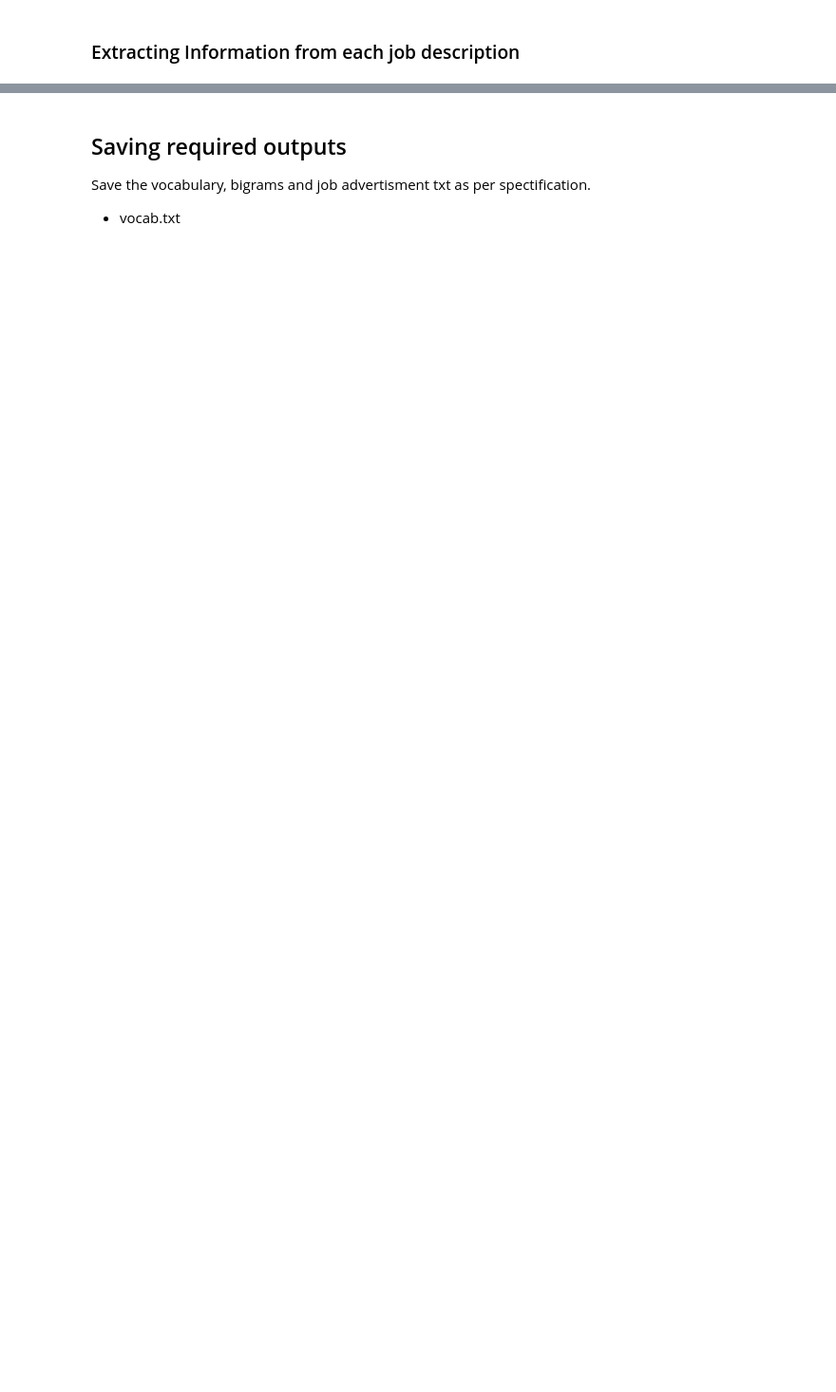
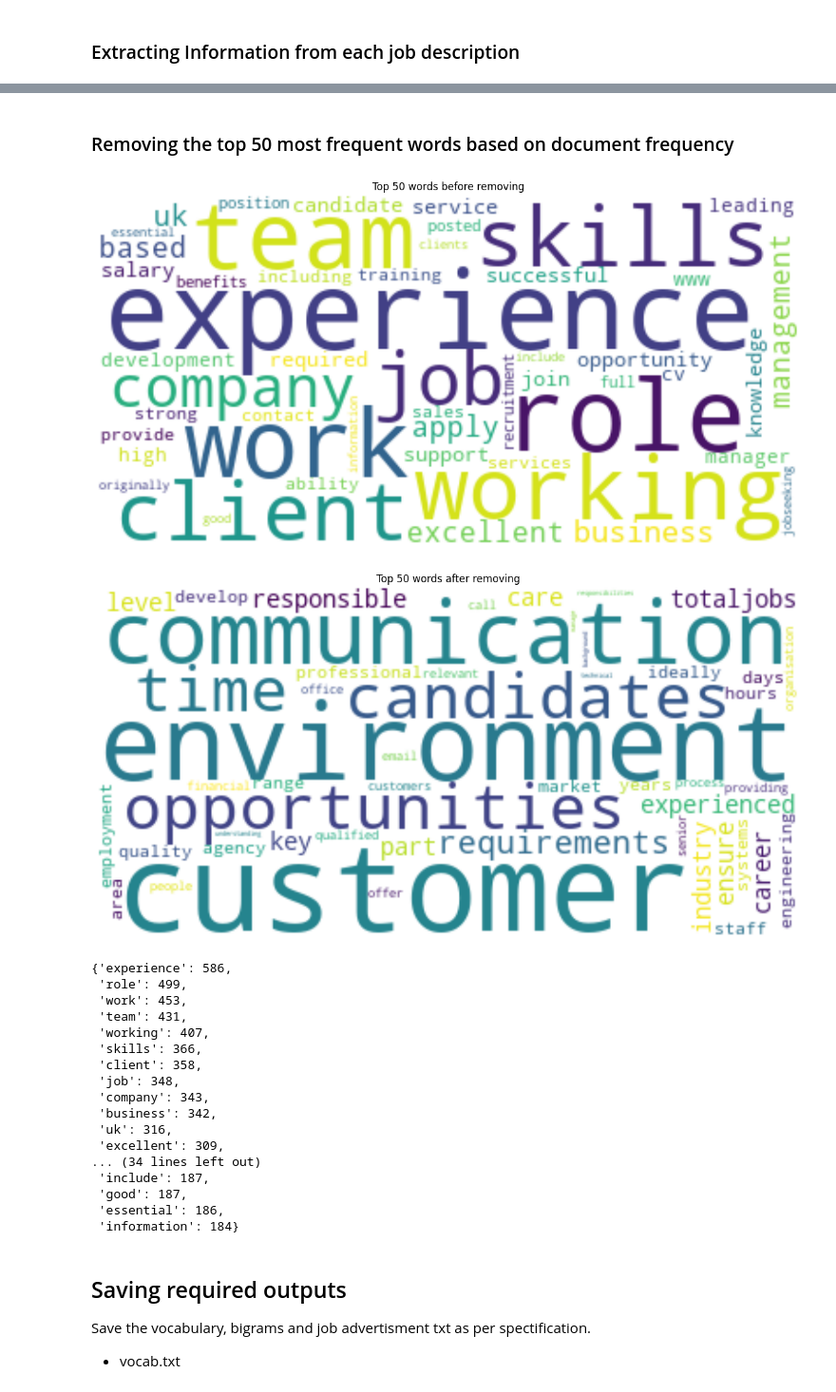
Before and after one commit to ayushpatel2002/jobs-data-NLP, a Jupyter notebook: task1.ipynb, the cells around one changed output, grey strips where cells are left out. Shown at 95% size. Drawn from its saved outputs; the diff is of its cells as text; code cells hidden in the pictures; blank space fills up the shorter version.

```diff
--- a/task1.ipynb
+++ b/task1.ipynb
@@ -69,5 +71,0 @@ Corresponding to the label 2 inside the data/Healthcare_Nursing/Job_00603.txt di
-# %%
-def decode(description):
-    for i in description:
-        i = i.decode('utf-8')
-decode(job_description)
@@ -110,0 +282,15 @@ print(f'Job company at index {test_index}:\n{company[test_index]}\n')
+# %%
+# print the test_index index description length before removing stop words
+print("The number of tokens in the test_index index description BEFORE removing stop words:",len(tk_description[test_index]))
+
+# convert stop words list into a set to speed up the process to checking
+stopwordSet = set(stop_words)
+
+# filter stop words in each document for the whole tokenized description
+tk_description = [[token for token in description if token not in stopwordSet] for description in tk_description]
+
+# print the test_index index description length after removing stop words
+print("The number of tokens in the test_index index description AFTER removing stop words:",len(tk_description[test_index]))
+
+# few statistic
+stats_print(tk_description)
@@ -111,3 +350,53 @@ print(f'Job company at index {test_index}:\n{company[test_index]}\n')
+# %% [markdown]
+### Removing the top 50 most frequent words based on document frequency
+# %%
+mostFreqWords = list(chain.from_iterable([set(desc) for desc in tk_description]))
+doc_fd = FreqDist(mostFreqWords)  # compute document frequency for each unique word/type
+top_50_freq_words = doc_fd.most_common(50)
+top_50_freq_words_dict = dict(top_50_freq_words)
+
+wordcloud = WordCloud(width = 400, height = 200, background_color ='white').generate_from_frequencies(top_50_freq_words_dict)
+# Plot the word cloud
+plt.figure(figsize=(15,8))
+plt.imshow(wordcloud, interpolation='bilinear')
+plt.axis('off')
+plt.title("Top 50 words before removing")
+plt.show()
+
+tk_description = [[token for token in desc if token not in top_50_freq_words_dict.keys()] for desc in tk_description]
+
+mostFreqWordsUpdated = list(chain.from_iterable([set(desc) for desc in tk_description]))
+doc_fd = FreqDist(mostFreqWordsUpdated)  # compute document frequency for each unique word/type
+top_50_freq_words_updated = doc_fd.most_common(50)
+top_50_freq_words_updated_dict = dict(top_50_freq_words_updated)
+
+wordcloud = WordCloud(width = 400, height = 200, background_color ='white').generate_from_frequencies(top_50_freq_words_updated_dict)
+plt.figure(figsize=(15,8))
+plt.imshow(wordcloud, interpolation='bilinear')
+plt.axis('off')
+plt.title("Top 50 words after removing")
+plt.show()
+(top_50_freq_words_dict)
+# %% [output]
+[figure, added]
+[figure, added]
+{'experience': 586,
+ 'role': 499,
+ 'work': 453,
+ 'team': 431,
+ 'working': 407,
+ 'skills': 366,
+ 'client': 358,
+ 'job': 348,
+ 'company': 343,
+ 'business': 342,
+ 'uk': 316,
+ 'excellent': 309,
+... (34 lines left out)
+ 'include': 187,
+ 'good': 187,
+ 'essential': 186,
+ 'information': 184}
 # %% [markdown]
 ## Saving required outputs
 Save the vocabulary, bigrams and job advertisment txt as per spectification.
```
Also changed, not shown: parts of 26 cells of this notebook.
